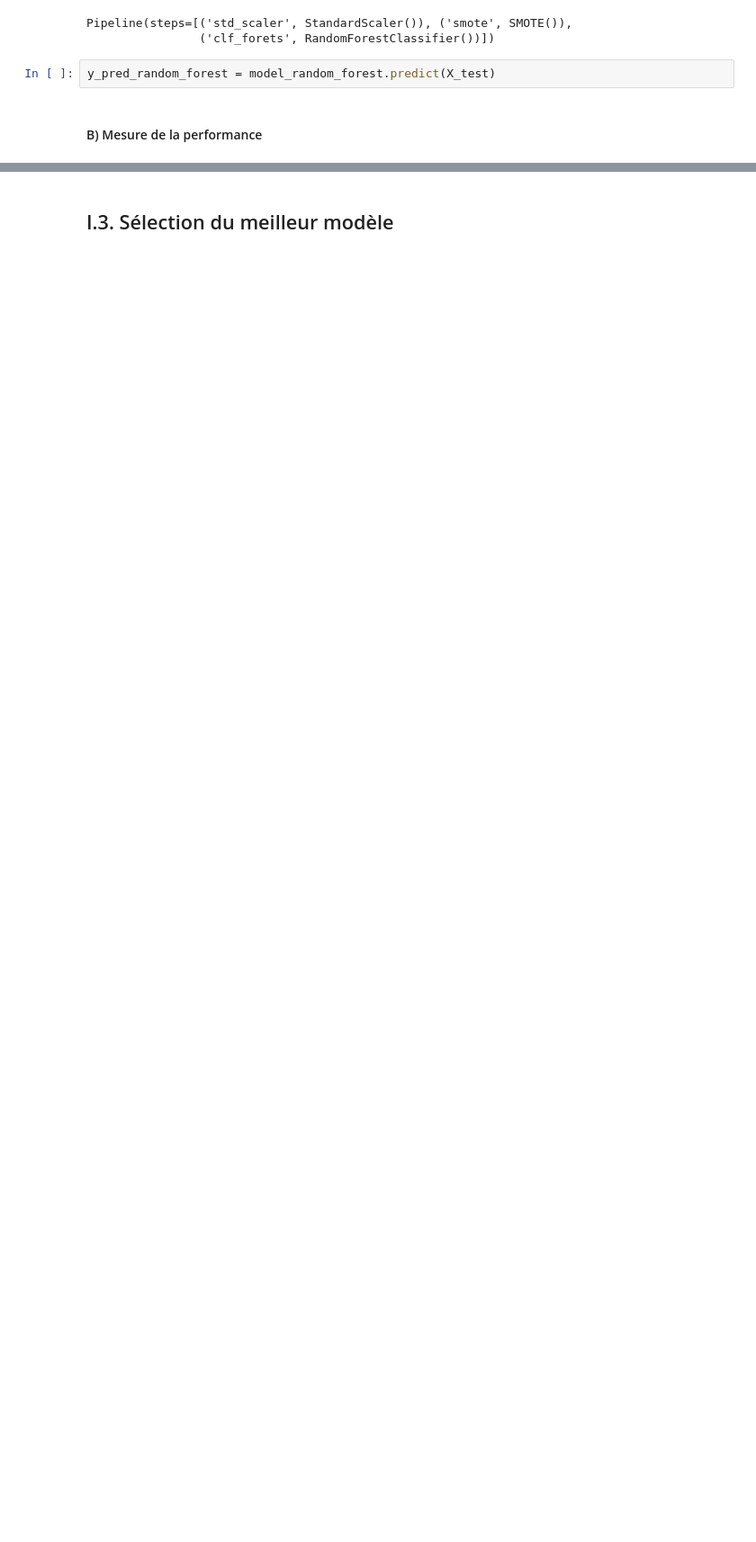
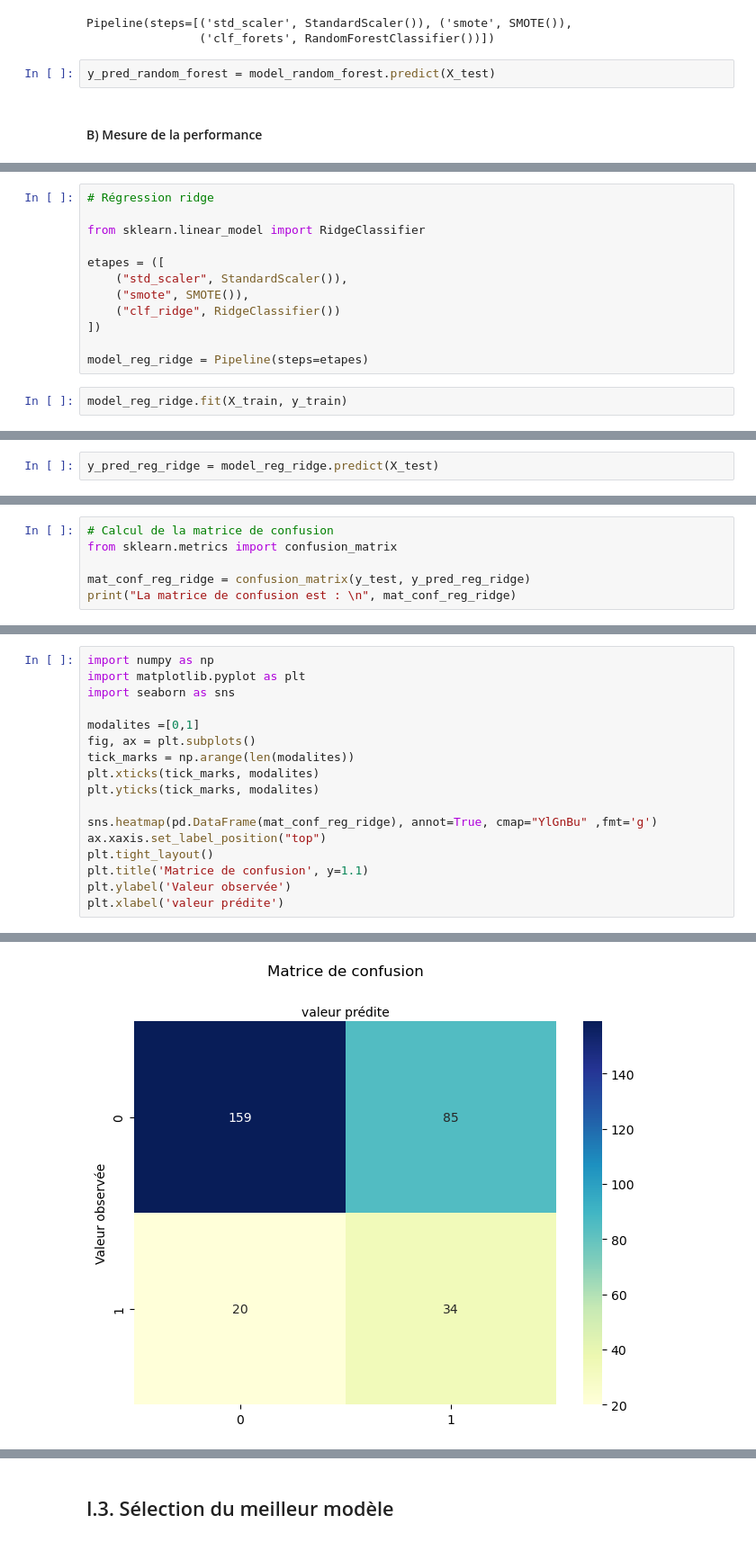
Before and after one commit to marieguib/202409-Precarite-energetique, a Jupyter notebook: 2Modelisation_precarite_energetique.ipynb, the cells around one changed output, grey strips where cells are left out. Shown at 90% size. Cells and saved outputs as stored; diff of their text form; blank space fills up the shorter version.

```diff
--- a/2Modelisation_precarite_energetique.ipynb
+++ b/2Modelisation_precarite_energetique.ipynb
@@ -460,0 +588,14 @@ F1-Score: 0.2608695652173913
+# %%
+# Régression ridge
+
+from sklearn.linear_model import RidgeClassifier
+
+etapes = ([
+    ("std_scaler", StandardScaler()),
+    ("smote", SMOTE()),
+    ("clf_ridge", RidgeClassifier())
+])
+
+model_reg_ridge = Pipeline(steps=etapes)
+# %%
+model_reg_ridge.fit(X_train, y_train)
@@ -460,0 +605,2 @@ F1-Score: 0.2608695652173913
+# %%
+y_pred_reg_ridge = model_reg_ridge.predict(X_test)
@@ -460,0 +614,6 @@ F1-Score: 0.2608695652173913
+# %%
+# Calcul de la matrice de confusion
+from sklearn.metrics import confusion_matrix
+
+mat_conf_reg_ridge = confusion_matrix(y_test, y_pred_reg_ridge)
+print("La matrice de confusion est : \n", mat_conf_reg_ridge)
@@ -460,0 +624,18 @@ F1-Score: 0.2608695652173913
+# %%
+import numpy as np
+import matplotlib.pyplot as plt
+import seaborn as sns
+
+modalites =[0,1]
+fig, ax = plt.subplots()
+tick_marks = np.arange(len(modalites))
+plt.xticks(tick_marks, modalites)
+plt.yticks(tick_marks, modalites)
+
+sns.heatmap(pd.DataFrame(mat_conf_reg_ridge), annot=True, cmap="YlGnBu" ,fmt='g')
+ax.xaxis.set_label_position("top")
+plt.tight_layout()
+plt.title('Matrice de confusion', y=1.1)
+plt.ylabel('Valeur observée')
+plt.xlabel('valeur prédite')
+# %% [output]
@@ -460,0 +643 @@ F1-Score: 0.2608695652173913
+[figure, added]
```
Also changed, not shown: parts of 48 cells of this notebook.
